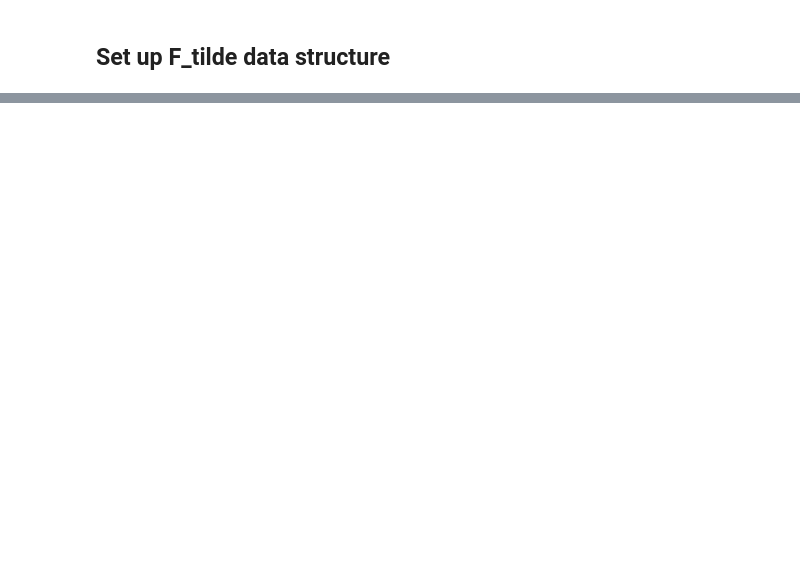
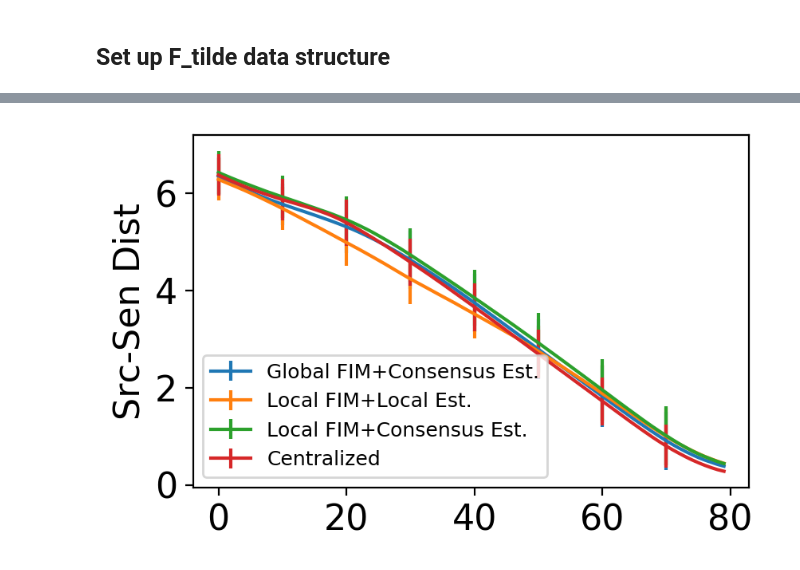
Before and after one commit to lina-robotics-lab/fim_track, a Jupyter notebook: src/Coord Descent Optimized.ipynb, the cells around one changed output, grey strips where cells are left out. Drawn from its saved outputs; the diff is of its cells as text; code cells hidden in the pictures; blank space fills up the shorter version.

```diff
--- a/src/Coord Descent Optimized.ipynb
+++ b/src/Coord Descent Optimized.ipynb
@@ -221,3 +220,14 @@ def main(N_trails,coordinate=False,version='v1'):
 
     print('Time:',time.time()-t)
     return data
+# %%
+N_trails = 100
+N_sen=6
+data={}
+data['Coord.+Consensus Est.'] = main(N_trails,N_sen,consensus_est=True,coordinate=True,version='v1')
+
+data['No Coord.+Local Est.'] = main(N_trails,N_sen,consensus_est=False,coordinate=False,version='v1')
+
+data['No Coord.+Consensus Est.'] = main(N_trails,N_sen,consensus_est=True,coordinate=False,version='v1')
+
+# data['Coordination v3'] = main(N_trails,coordinate=True,version='v3')
@@ -223,0 +242,69 @@ def main(N_trails,coordinate=False,version='v1'):
+# %%
+'''Plotting'''
+for n_sensor in [6,20,50]:
+    plt.rcParams['font.size'] = '16'
+    filepath = "CoordDescentData-{}Sensor.pkl".format(n_sensor)
+    with open(filepath,'rb') as file:
+        data=pkl.load(file)
+
+    filepath = "CentralizedData-{}Sensor.pkl".format(n_sensor)
+    with open(filepath,'rb') as file:
+        central_data=pkl.load(file)
+
+    data['Centralized']=central_data['centralized']
+
+    axes = []
+    fig1,ax1=plt.subplots(dpi=200,figsize=(4.5,3))
+    fig2,ax2=plt.subplots(dpi=200,figsize=(4.5,3))
+    axes = [ax1,ax2]
+    for name,d in data.items():
+
+        if name=='Coordination v3':continue
+        ps = np.array(d['p'])
+        qhat = np.array(d['qhat'])
+        # qhat.shape=ps.shape=(N_trails,N_iter,N_sen,space_dim)
+        dist = np.linalg.norm(ps-q,axis=-1)
+        # dist.shape = (N_trails,N_iter,N_sen)
+
+        ave_median_dist = np.mean(np.median(dist,axis=-1),axis=0)
+        std_median_dist = np.std(np.median(dist,axis=-1),axis=0)
+        N_iter=len(ave_median_dist)
+
+        x = np.arange(N_iter)
+#         axes[0].plot(x,ave_median_dist,label= name)
+    #     axes[0].fill_between(x,ave_median_dist+std_median_dist,ave_median_dist-std_median_dist,alpha=0.2)
+
+        axes[0].errorbar(x,ave_median_dist,yerr=std_median_dist,errorevery=10)
+        axes[0].set_ylabel('Src-Sen Dist')
+    #     axes[0].legend()
+
+
+
+        err = np.linalg.norm(qhat-q,axis=-1)
+        # dist.shape = (N_trails,N_iter,N_sen)
+        if name=='Centralized':
+            ave_median_err = np.mean(err,axis=0)
+            std_median_err = np.std(err,axis=0)
+        else:
+            ave_median_err = np.mean(np.median(err,axis=-1),axis=0)
+            std_median_err = np.std(np.median(err,axis=-1),axis=0)
+
+        x = np.arange(N_iter)
+#         axes[1].plot(x,ave_median_err,label= name)
+    #     axes[1].fill_between(x,ave_median_err+std_median_err,ave_median_err-std_median_err,alpha=0.2)
+        axes[1].errorbar(x,ave_median_err,yerr=std_median_err,label=name,errorevery=10)
+        axes[1].set_ylabel('Est. Error')
+#     axes[0].legend()
+#     axes[1].legend()
+    axes[0].legend(['Global FIM+Consensus Est.','Local FIM+Local Est.','Local FIM+Consensus Est.','Centralized'],fontsize=9)
+    axes[1].legend(['Global FIM+Consensus Est.','Local FIM+Local Est.','Local FIM+Consensus Est.','Centralized'],fontsize=9)
+
+        # fig.suptitle('6 Sensors')
+    fig1.tight_layout()
+    fig1.savefig("{}SensorDist.png".format(n_sensor))
+    plt.show()
+    fig2.tight_layout()
+    fig2.savefig("{}SensorEst.png".format(n_sensor))
+    plt.show()
+# %% [output]
+[figure, added]
```
Also changed, not shown: parts of 11 cells of this notebook, 43 other files.
